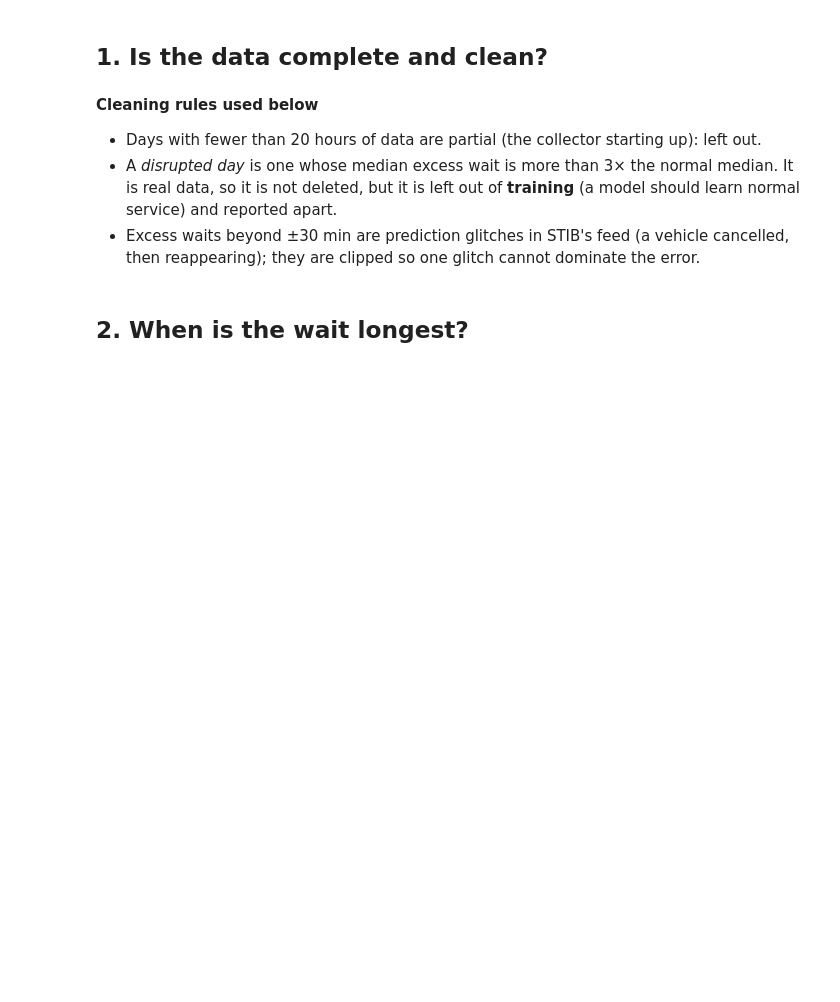
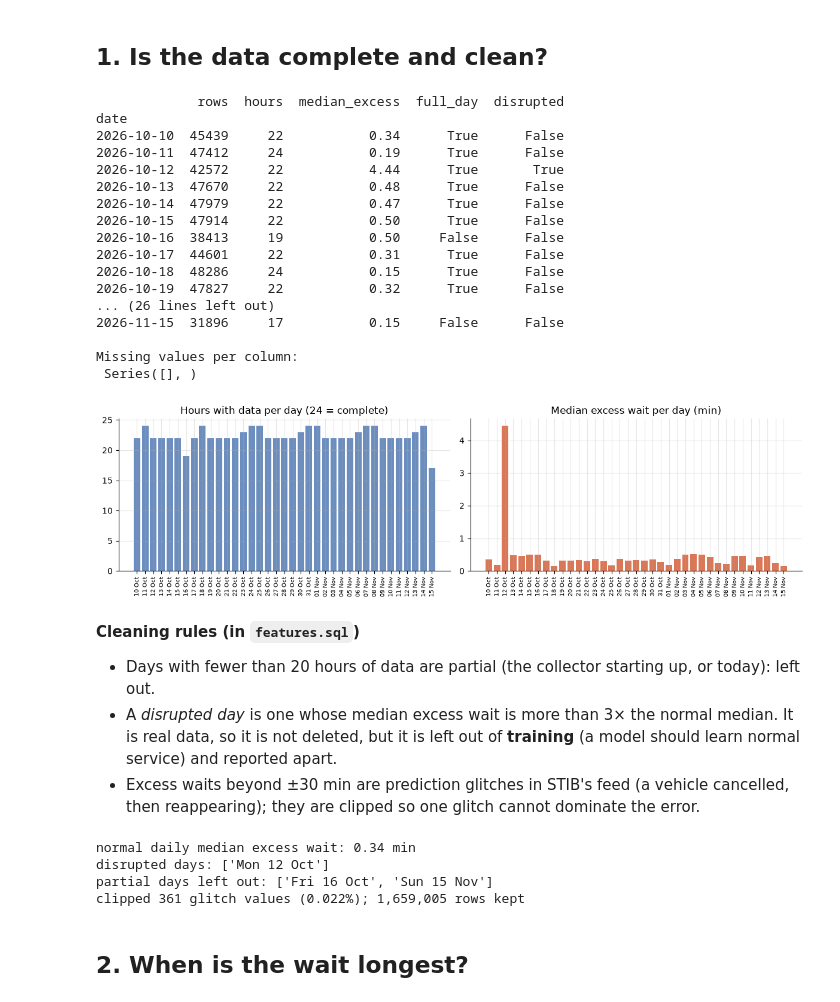
Before and after one commit to Huntsama/brussels-transit-ml, a Jupyter notebook: outputs/transit_delay/notebook.ipynb, the cells around one changed output. Cells and saved outputs as stored; diff of their text form; code cells hidden in the pictures; blank space fills up the shorter version.

```diff
--- a/outputs/transit_delay/notebook.ipynb
+++ b/outputs/transit_delay/notebook.ipynb
@@ -60,19 +82,39 @@ slh.describe().round(2)
 # %% [markdown]
 ## 1. Is the data complete and clean?
 # %%
-per_day = slh.groupby("date").agg(rows=("excess_wait_min", "size"), hours=("hour", "nunique"),
-                                  median_excess=("excess_wait_min", "median"))
-print(per_day.round(2).to_string())
-print("\nMissing values per column:\n", slh.isna().sum()[lambda s: s > 0].to_string() or "none")
+per_day = pd.read_csv(DATA / "per_day.csv", parse_dates=["date"]).set_index("date")
+print(per_day[["rows", "hours", "median_excess", "full_day", "disrupted"]].round(2).to_string())
+nulls = duckdb.sql(f"select count(*) - count(columns(*)) from {raw}").df().iloc[0]
+print("\nMissing values per column:\n", nulls[nulls > 0].to_string() or "none")
 
 fig, ax = plt.subplots(1, 2, figsize=(12, 3.5))
-per_day["hours"].plot.bar(ax=ax[0], color="#6c8ebf", title="Hours with data per day (24 = complete)")
-per_day["median_excess"].plot.bar(ax=ax[1], color="#d97757", title="Median excess wait per day (min)")
-for a in ax: a.tick_params(axis="x", labelrotation=60)
+labels = per_day.index.strftime("%d %b")
+ax[0].bar(labels, per_day["hours"], color="#6c8ebf"); ax[0].set_title("Hours with data per day (24 = complete)")
+ax[1].bar(labels, per_day["median_excess"], color="#d97757"); ax[1].set_title("Median excess wait per day (min)")
+for a in ax: a.tick_params(axis="x", labelrotation=90, labelsize=7)
 save("01_completeness")
+# %% [output]
+             rows  hours  median_excess  full_day  disrupted
+date
+2026-10-10  45439     22           0.34      True      False
+2026-10-11  47412     24           0.19      True      False
+2026-10-12  42572     22           4.44      True       True
+2026-10-13  47670     22           0.48      True      False
+2026-10-14  47979     22           0.47      True      False
+2026-10-15  47914     22           0.50      True      False
+2026-10-16  38413     19           0.50     False      False
+2026-10-17  44601     22           0.31      True      False
+2026-10-18  48286     24           0.15      True      False
+2026-10-19  47827     22           0.32      True      False
+... (26 lines left out)
+2026-11-15  31896     17           0.15     False      False
+
+Missing values per column:
+ Series([], )
+[figure, added]
 # %% [markdown]
-**Cleaning rules used below**
-- Days with fewer than 20 hours of data are partial (the collector starting up): left out.
+**Cleaning rules (in `features.sql`)**
+- Days with fewer than 20 hours of data are partial (the collector starting up, or today): left out.
 - A *disrupted day* is one whose median excess wait is more than 3× the normal median. It is real data, so it
   is not deleted, but it is left out of **training** (a model should learn normal service) and reported apart.
 - Excess waits beyond ±30 min are prediction glitches in STIB's feed (a vehicle cancelled, then reappearing);
@@ -92,3 +122,15 @@ print(f"clipped {n_clip:,} glitch values ({n_clip / len(slh):.3%}); {len(slh):,}
+# %%
+full = per_day[per_day.full_day]
+print("normal daily median excess wait:", round(full["median_excess"].median(), 2), "min")
+print("disrupted days:", [f"{d:%a %d %b}" for d in full.index[full.disrupted]])
+print("partial days left out:", [f"{d:%a %d %b}" for d in per_day.index[~per_day.full_day]])
+n_clip = duckdb.sql(f"select count(*) from {raw} where abs(excess_wait_min) > 30").fetchone()[0]
+print(f"clipped {n_clip:,} glitch values ({n_clip / meta['feature_rows']:.3%}); {meta['feature_rows']:,} rows kept")
+# %% [output]
+normal daily median excess wait: 0.34 min
+disrupted days: ['Mon 12 Oct']
+partial days left out: ['Fri 16 Oct', 'Sun 15 Nov']
+clipped 361 glitch values (0.022%); 1,659,005 rows kept
 # %% [markdown]
 ## 2. When is the wait longest?
 # %%
```
Also changed, not shown: parts of 29 cells of this notebook, 17 other files.
